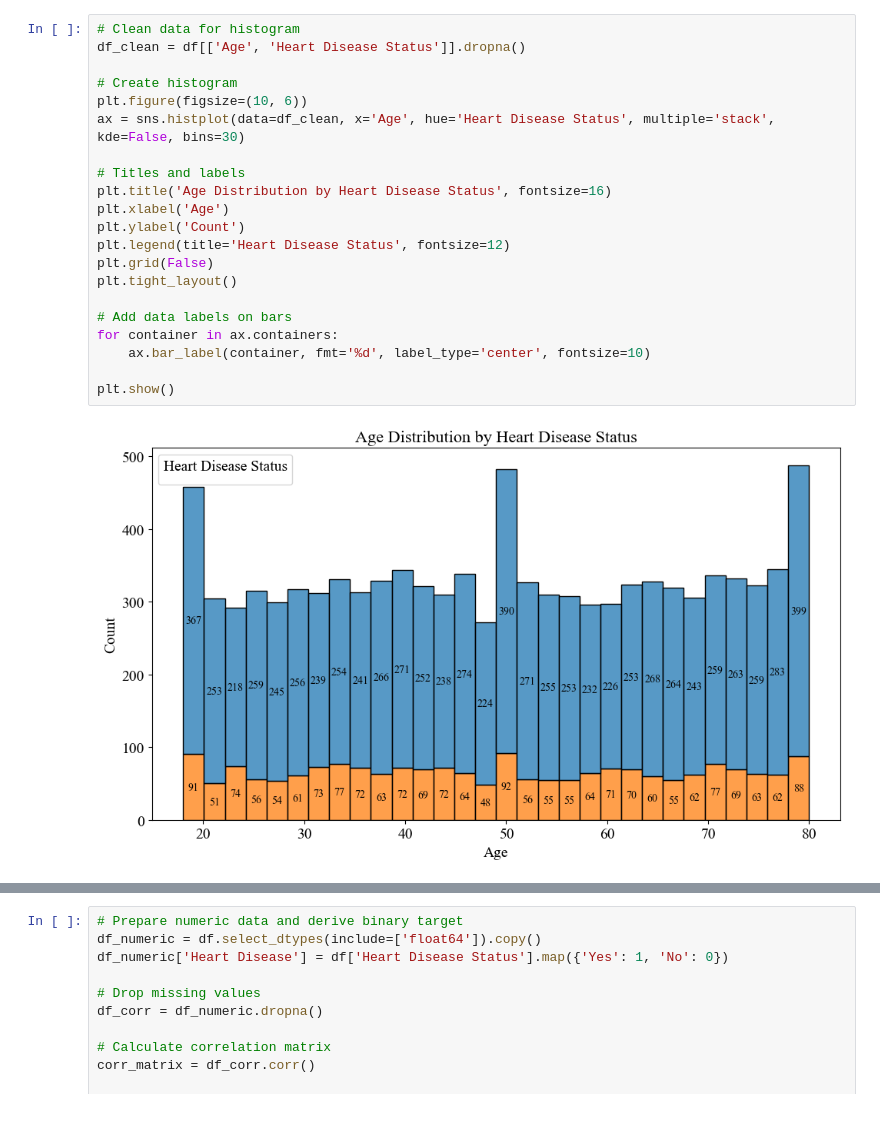
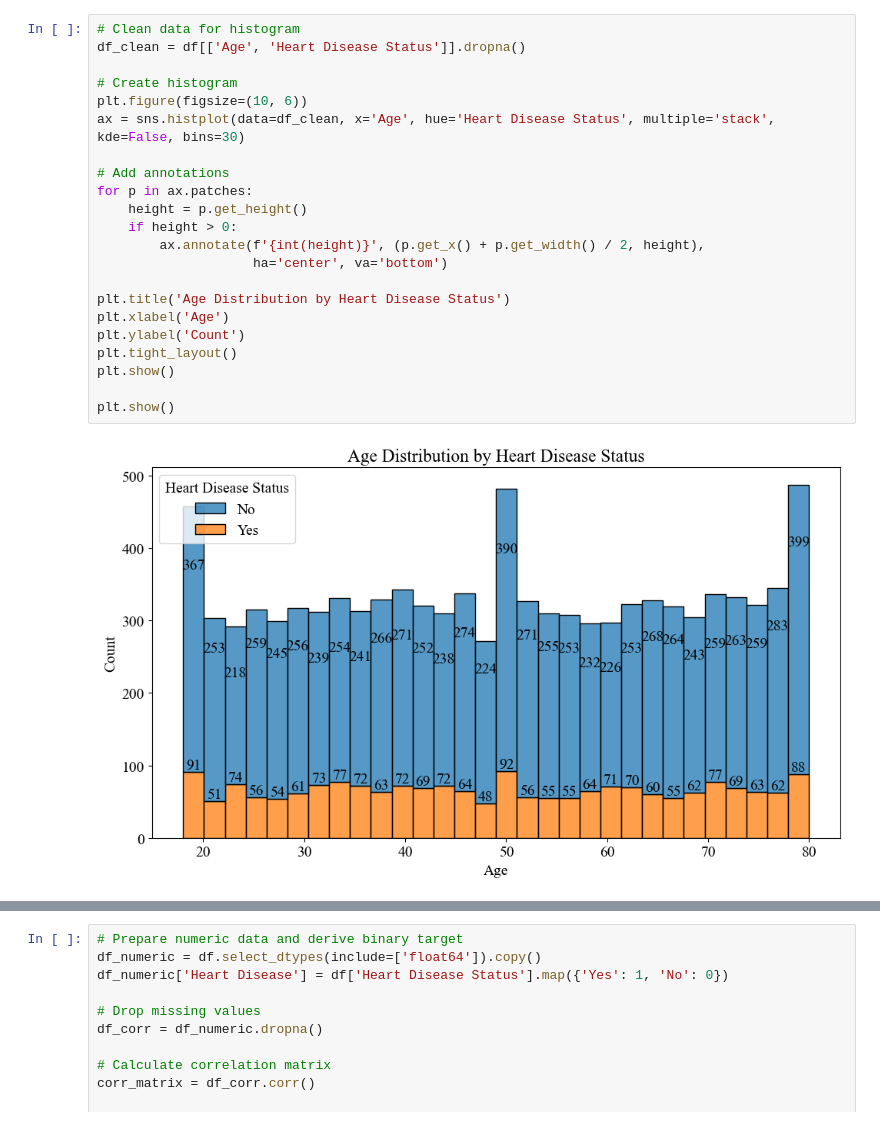
Before and after one commit to IsaacFerry/CS445-Final-Project, a Jupyter notebook: Final Project/Isaac_FinalProject.ipynb, the cells around one changed output, grey strips where cells are left out. Saved outputs shown, nothing was run; the diff lists cells and outputs as text.

Commit message:
Final visualization added
Added final visualization and added some markdowns (still need to add some more later)

```diff
--- a/Final Project/Isaac_FinalProject.ipynb
+++ b/Final Project/Isaac_FinalProject.ipynb
@@ -38,23 +43,24 @@ memory usage: 1.6+ MB
 # %%
 # Clean data for histogram
 df_clean = df[['Age', 'Heart Disease Status']].dropna()
 
 # Create histogram
 plt.figure(figsize=(10, 6))
 ax = sns.histplot(data=df_clean, x='Age', hue='Heart Disease Status', multiple='stack', kde=False, bins=30)
 
-# Titles and labels
-plt.title('Age Distribution by Heart Disease Status', fontsize=16)
+# Add annotations
+for p in ax.patches:
+    height = p.get_height()
+    if height > 0:
+        ax.annotate(f'{int(height)}', (p.get_x() + p.get_width() / 2, height),
+                    ha='center', va='bottom')
+
+plt.title('Age Distribution by Heart Disease Status')
 plt.xlabel('Age')
 plt.ylabel('Count')
-plt.legend(title='Heart Disease Status', fontsize=12)
-plt.grid(False)
 plt.tight_layout()
-
-# Add data labels on bars
-for container in ax.containers:
-    ax.bar_label(container, fmt='%d', label_type='center', fontsize=10)
+plt.show()
 
 plt.show()
 # %% [output]
-[figure, old version]
+[figure, new version]
```
Also changed, not shown: parts of 5 cells of this notebook.
